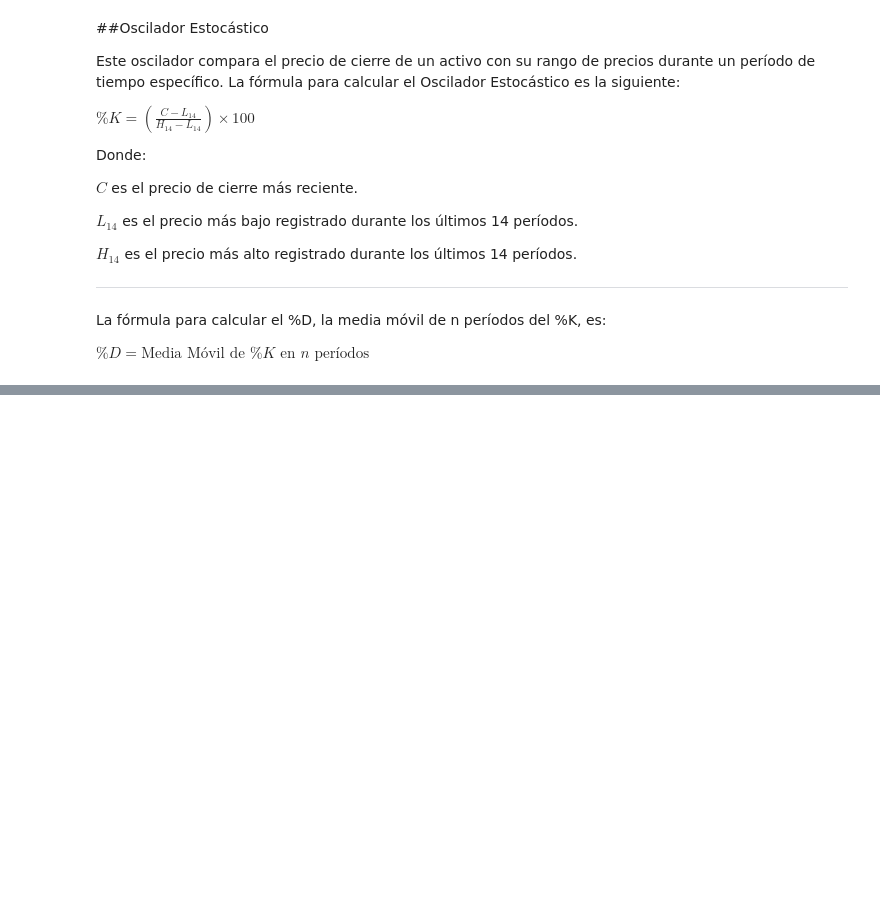
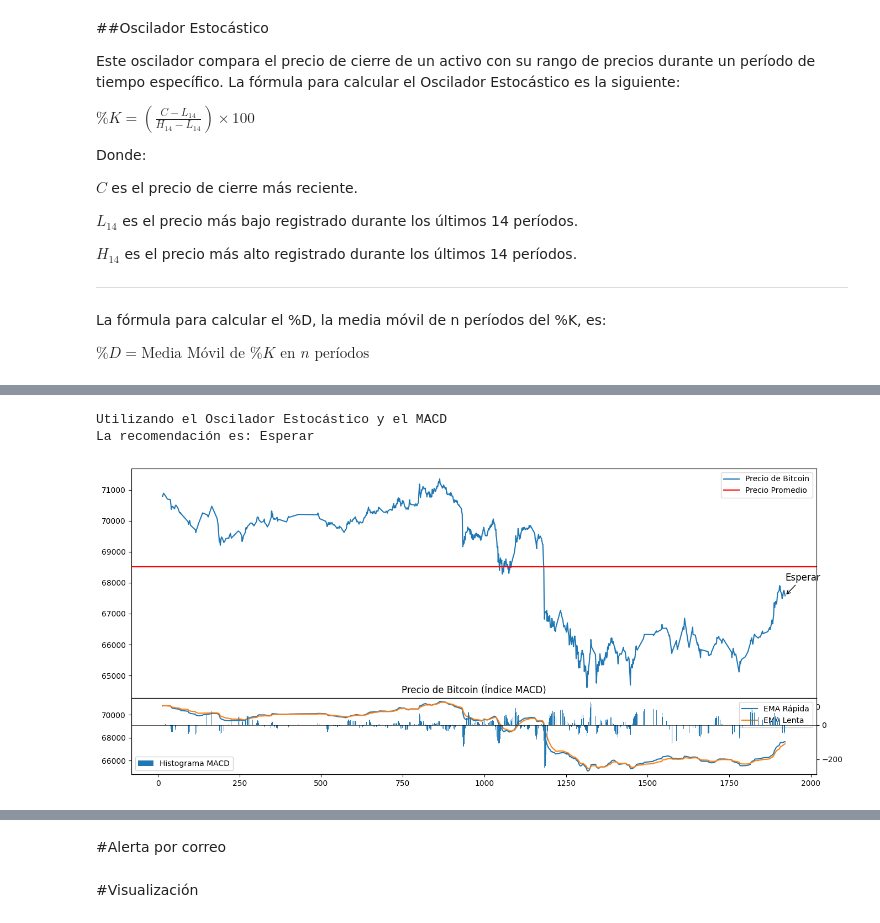
Before and after one commit to DanielAlvaradejo/challengeLatam-data-science-robot-trading, a Jupyter notebook: Challenge.ipynb, the cells around one changed output, grey strips where cells are left out. Drawn from its saved outputs; the diff is of its cells as text; code cells hidden in the pictures; blank space fills up the shorter version.

```diff
--- a/Challenge.ipynb
+++ b/Challenge.ipynb
@@ -329 +397,7 @@ def tomar_decision_MYC():
       print(f'La recomendación es: {decision}')
+# %%
+precios_oscilador_estocastico()
+tomar_decision_EsMACD()
+# %% [output]
+Utilizando el Oscilador Estocástico y el MACD
+La recomendación es: Esperar
@@ -329,0 +448,5 @@ def tomar_decision_MYC():
+# %%
+visualizacion_MACD()
+df_bitcoin_limpio.head()
+# %% [output]
+[figure, added]
@@ -329,0 +459,2 @@ def tomar_decision_MYC():
+# %% [markdown]
+#Alerta por correo
@@ -330 +488,3 @@ def tomar_decision_MYC():
+# %% [markdown]
+#Visualización
 # %%
```
Also changed, not shown: parts of 27 cells of this notebook.
